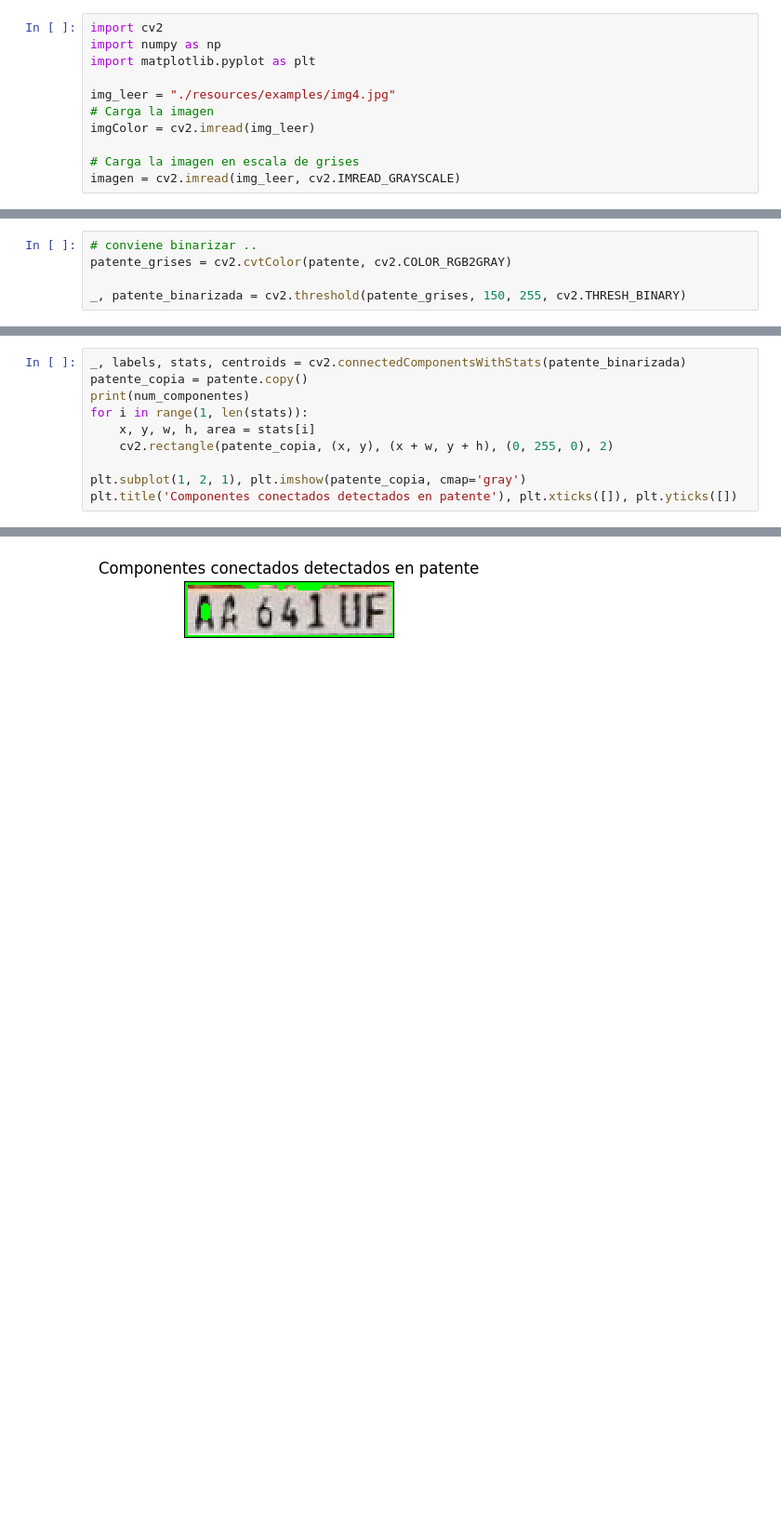
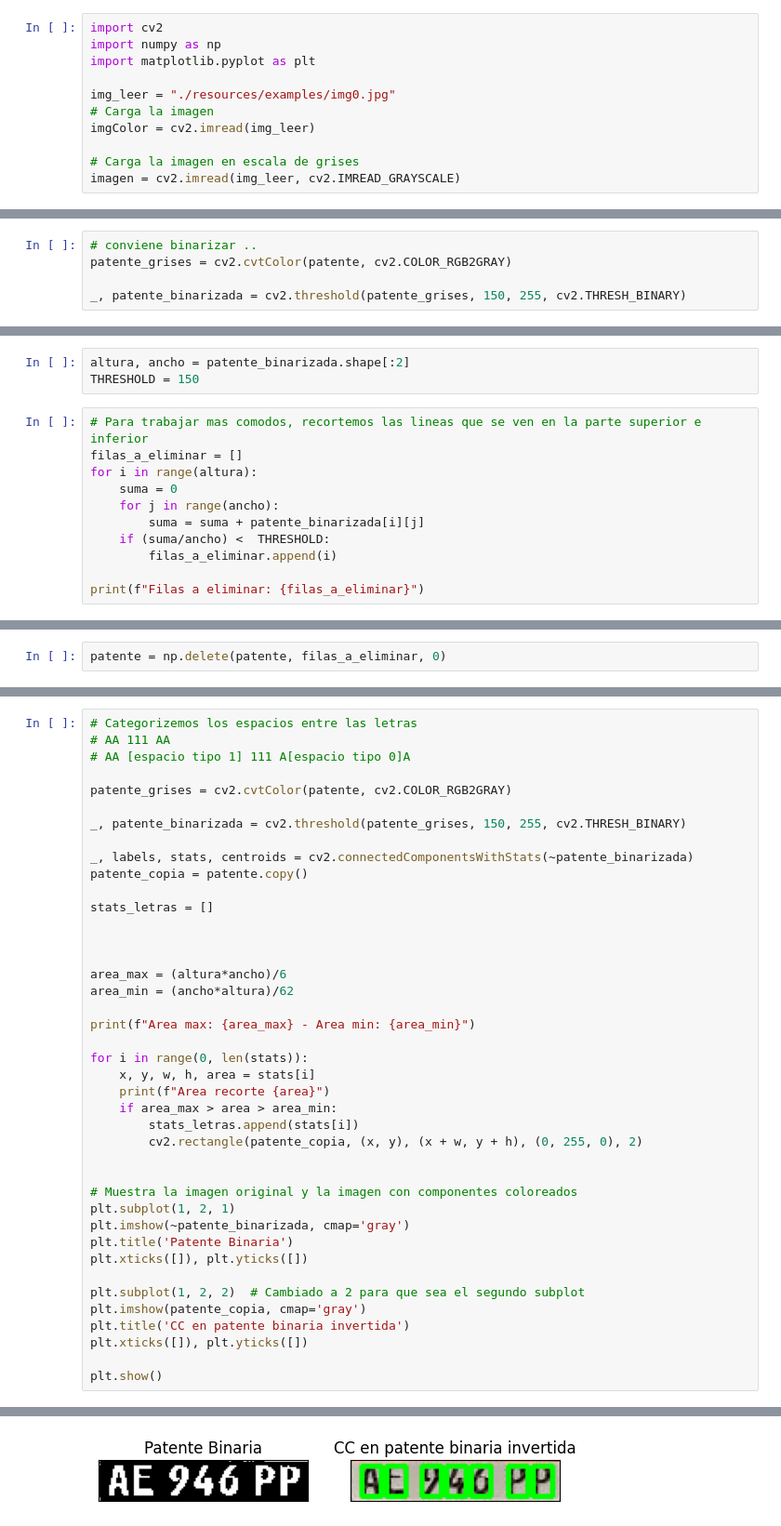
Before and after one commit to sleepydogo/plate-cv, a Jupyter notebook: Tests.ipynb, the cells around one changed output, grey strips where cells are left out. Shown at 93% size. Drawn from its saved outputs; the diff is of its cells as text; blank space fills up the shorter version.

Commit message:
deteccion de letras implementada

```diff
--- a/Tests.ipynb
+++ b/Tests.ipynb
@@ -5,7 +5,7 @@ import cv2
 import numpy as np
 import matplotlib.pyplot as plt
 
-img_leer = "./resources/examples/img4.jpg"
+img_leer = "./resources/examples/img0.jpg"
 # Carga la imagen
 imgColor = cv2.imread(img_leer)
 
@@ -193,0 +191,14 @@ plt.show()
+# %%
+altura, ancho = patente_binarizada.shape[:2]
+THRESHOLD = 150
+# %%
+# Para trabajar mas comodos, recortemos las lineas que se ven en la parte superior e inferior
+filas_a_eliminar = []
+for i in range(altura):
+    suma = 0
+    for j in range(ancho):
+        suma = suma + patente_binarizada[i][j]
+    if (suma/ancho) <  THRESHOLD:
+        filas_a_eliminar.append(i)
+
+print(f"Filas a eliminar: {filas_a_eliminar}")
@@ -193,0 +207,2 @@ plt.show()
+# %%
+patente = np.delete(patente, filas_a_eliminar, 0)
@@ -194,11 +215,42 @@ plt.show()
 # %%
-_, labels, stats, centroids = cv2.connectedComponentsWithStats(patente_binarizada)
+# Categorizemos los espacios entre las letras
+# AA 111 AA
+# AA [espacio tipo 1] 111 A[espacio tipo 0]A
+
+patente_grises = cv2.cvtColor(patente, cv2.COLOR_RGB2GRAY)
+
+_, patente_binarizada = cv2.threshold(patente_grises, 150, 255, cv2.THRESH_BINARY)
+
+_, labels, stats, centroids = cv2.connectedComponentsWithStats(~patente_binarizada)
 patente_copia = patente.copy()
-print(num_componentes)
-for i in range(1, len(stats)):
+
+stats_letras = []
+
+
+
+area_max = (altura*ancho)/6
+area_min = (ancho*altura)/62
+
+print(f"Area max: {area_max} - Area min: {area_min}")
+
+for i in range(0, len(stats)):
     x, y, w, h, area = stats[i]
-    cv2.rectangle(patente_copia, (x, y), (x + w, y + h), (0, 255, 0), 2)
+    print(f"Area recorte {area}")
+    if area_max > area > area_min:
+        stats_letras.append(stats[i])
+        cv2.rectangle(patente_copia, (x, y), (x + w, y + h), (0, 255, 0), 2)
 
-plt.subplot(1, 2, 1), plt.imshow(patente_copia, cmap='gray')
-plt.title('Componentes conectados detectados en patente'), plt.xticks([]), plt.yticks([])
+
+# Muestra la imagen original y la imagen con componentes coloreados
+plt.subplot(1, 2, 1)
+plt.imshow(~patente_binarizada, cmap='gray')
+plt.title('Patente Binaria')
+plt.xticks([]), plt.yticks([])
+
+plt.subplot(1, 2, 2)  # Cambiado a 2 para que sea el segundo subplot
+plt.imshow(patente_copia, cmap='gray')
+plt.title('CC en patente binaria invertida')
+plt.xticks([]), plt.yticks([])
+
+plt.show()
 # %% [output]
@@ -209 +274 @@ plt.title('Componentes conectados detectados en patente'), plt.xticks([]), plt.y
-[figure, old version]
+[figure, new version]
```
Also changed, not shown: parts of 14 cells of this notebook.
